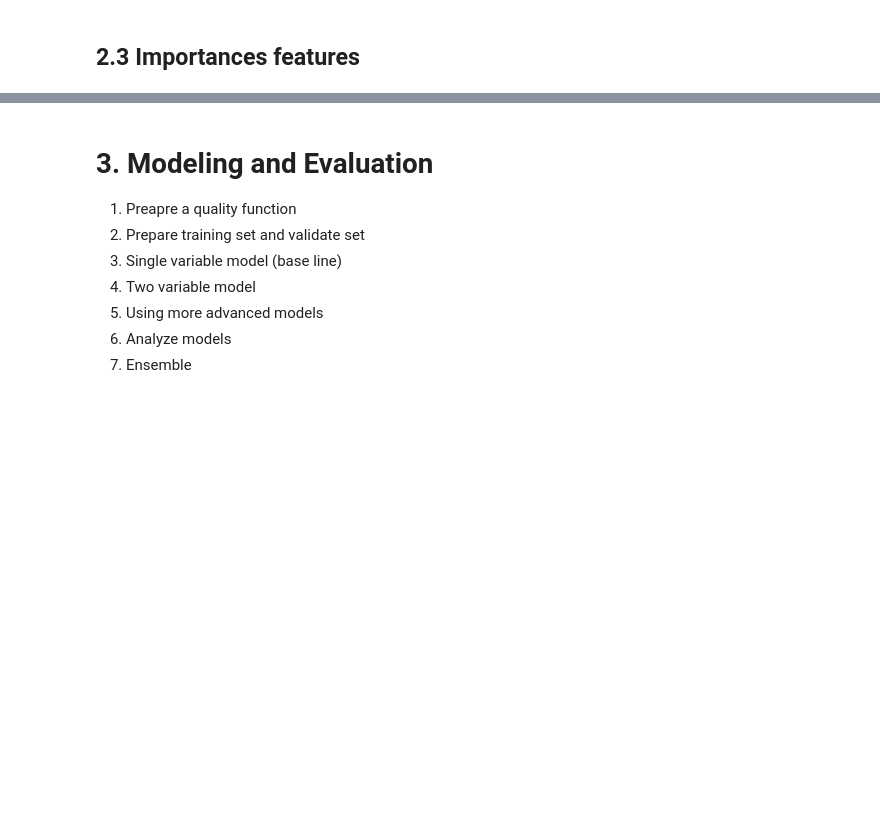
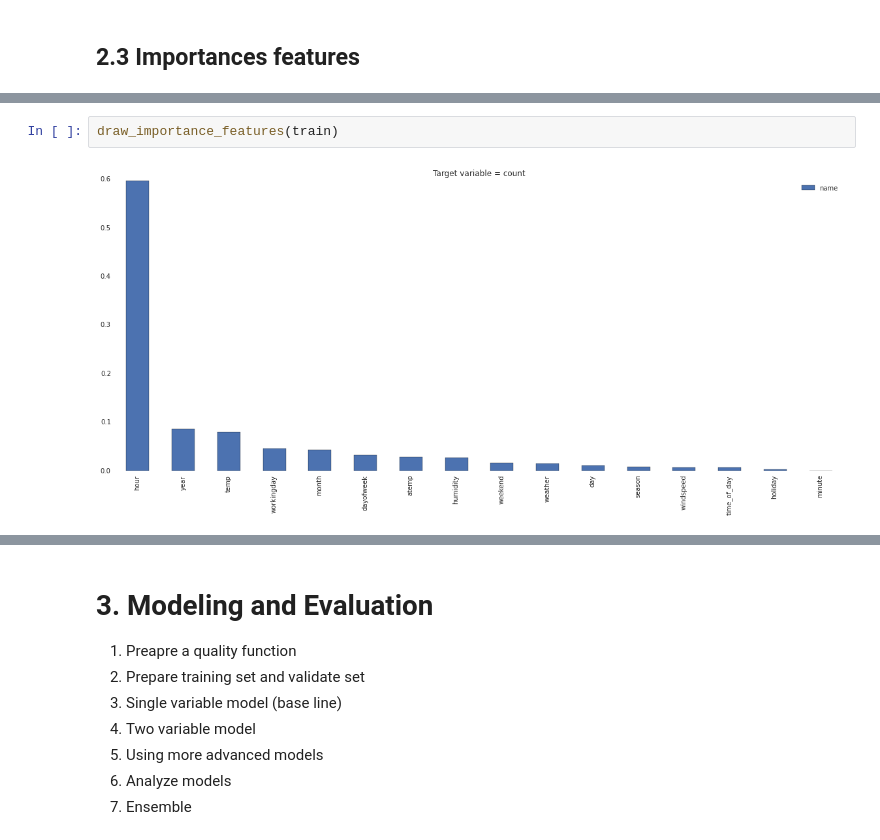
Before and after one commit to slon1024/lets-start-solve-problem-on-kaggle, a Jupyter notebook: bike-sharing-demand.ipynb, the cells around one changed output, grey strips where cells are left out. Cells and saved outputs as stored; diff of their text form; blank space fills up the shorter version.

```diff
--- a/bike-sharing-demand.ipynb
+++ b/bike-sharing-demand.ipynb
@@ -282,0 +317,4 @@ draw_importance_features(train, target_variable='count')
+# %%
+draw_importance_features(train)
+# %% [output]
+[figure, added]
```
Also changed, not shown: parts of 30 cells of this notebook.
